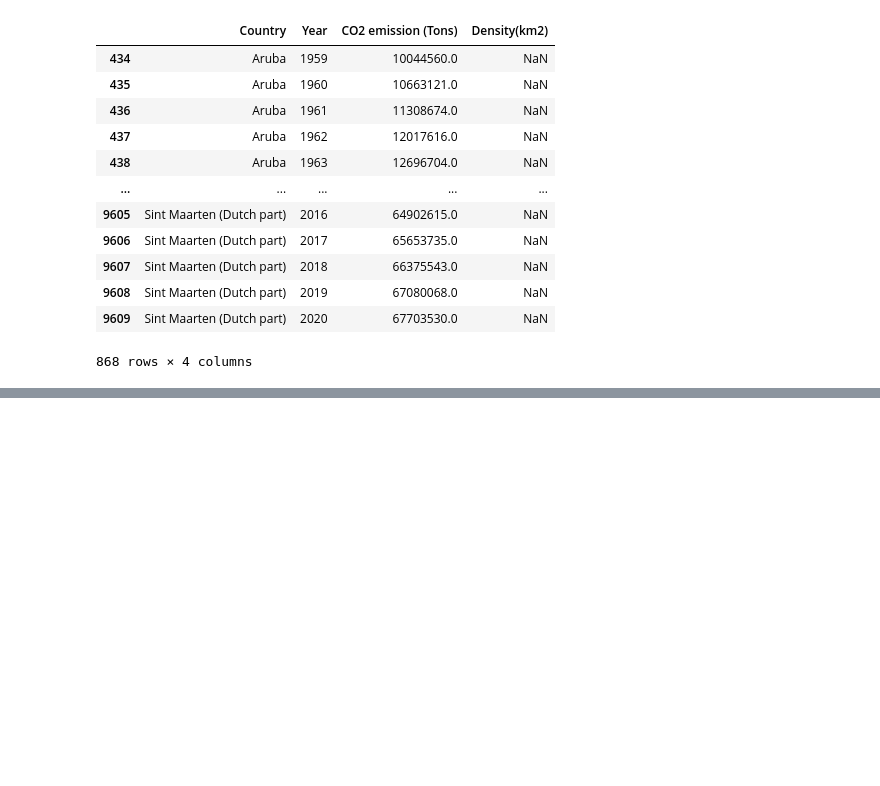
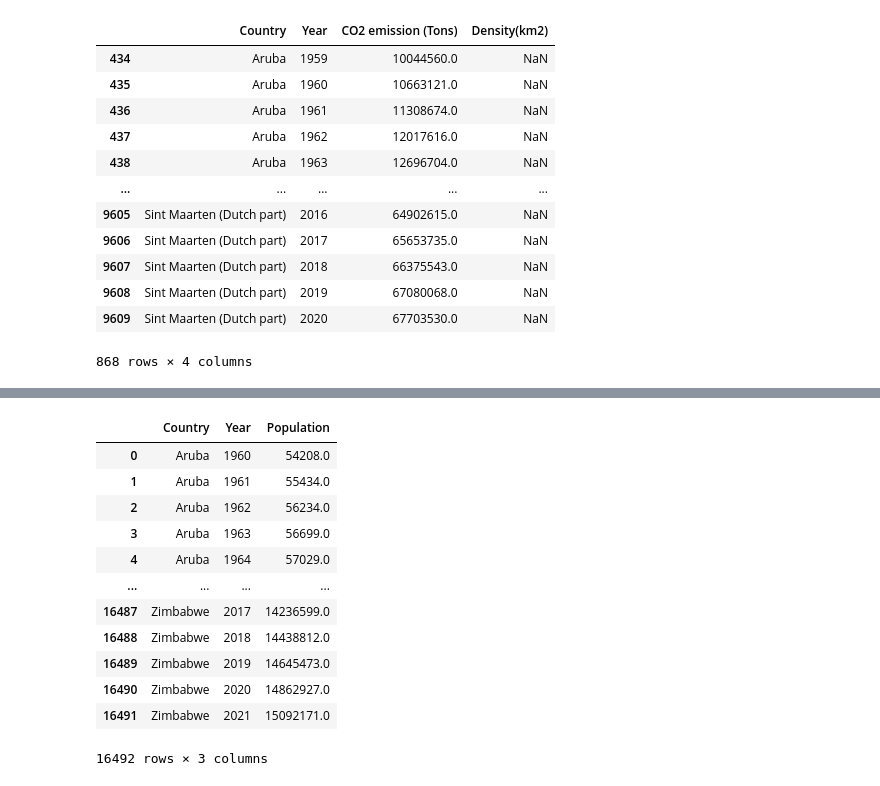
Before and after one commit to DaniMe98/Ward-on-annual-CO2-GDP, a Jupyter notebook: data_preparation.ipynb, the cells around one changed output, grey strips where cells are left out. Drawn from its saved outputs; the diff is of its cells as text; code cells hidden in the pictures; blank space fills up the shorter version.

```diff
--- a/data_preparation.ipynb
+++ b/data_preparation.ipynb
@@ -207,0 +274,16 @@ Name: Density(km2), Length: 11842, dtype: bool
+# %%
+df_pop
+# %% [output]
+|  | Country | Year | Population |
+| 0 | Aruba | 1960 | 54208.0 |
+| 1 | Aruba | 1961 | 55434.0 |
+| 2 | Aruba | 1962 | 56234.0 |
+| 3 | Aruba | 1963 | 56699.0 |
+| 4 | Aruba | 1964 | 57029.0 |
+| ... | ... | ... | ... |
+| 16487 | Zimbabwe | 2017 | 14236599.0 |
+| 16488 | Zimbabwe | 2018 | 14438812.0 |
+| 16489 | Zimbabwe | 2019 | 14645473.0 |
+| 16490 | Zimbabwe | 2020 | 14862927.0 |
+| 16491 | Zimbabwe | 2021 | 15092171.0 |
+16492 rows × 3 columns
```
Also changed, not shown: parts of 4 cells of this notebook.
